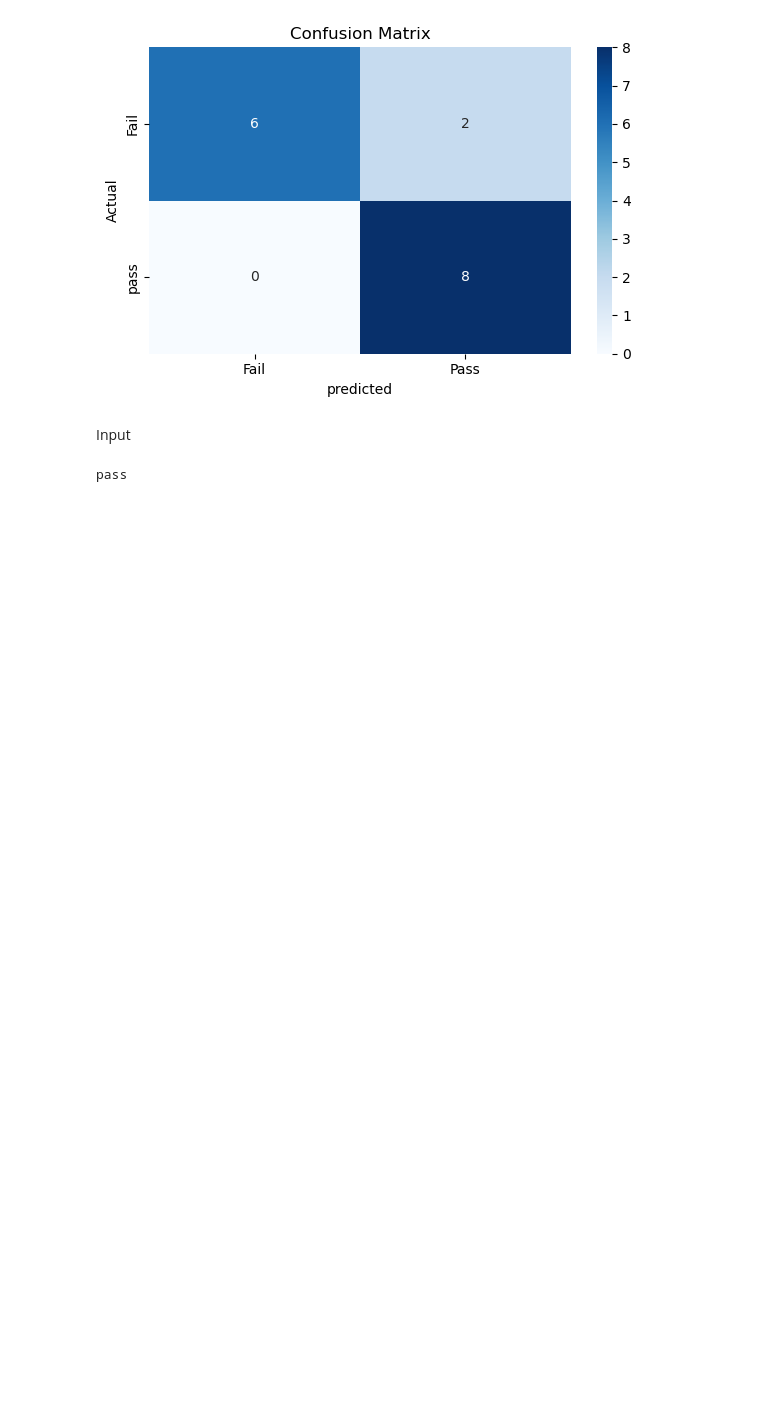
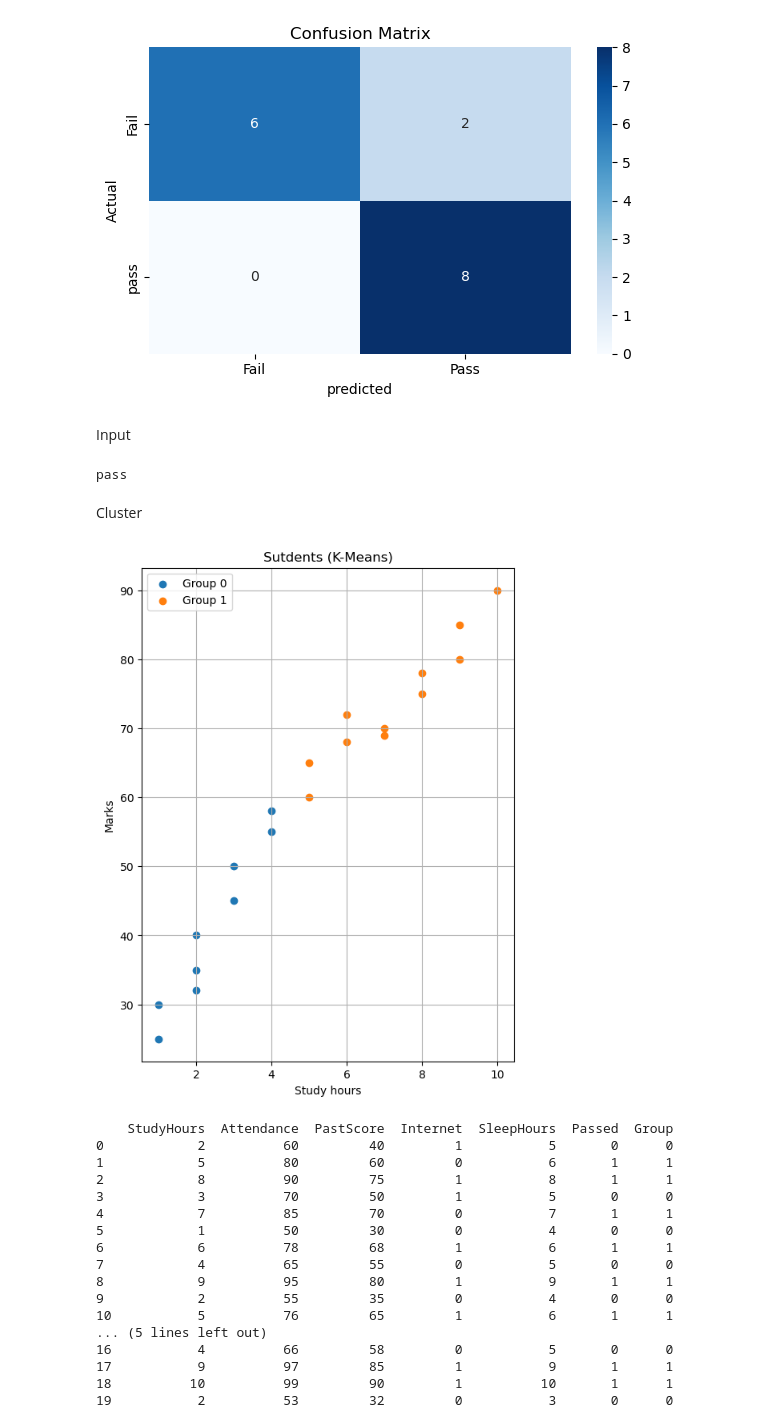
Before and after one commit to AnujrajShrestha/sci_kit_learn, a Jupyter notebook: project3.ipynb, the cells around one changed output. Drawn from its saved outputs; the diff is of its cells as text; code cells hidden in the pictures; blank space fills up the shorter version.

```diff
--- a/project3.ipynb
+++ b/project3.ipynb
@@ -175,3 +179,41 @@ except :
     print("An error occured")
 # %% [output]
 pass
+# %% [markdown]
+Cluster
+# %%
+X=df[features]
+
+model=KMeans(n_clusters=2,n_init=10,random_state=42)
+df["Group"]=model.fit_predict(X)
+
+plt.figure(figsize=(6,8))
+for group in df['Group'].unique():
+    group_data=df[df['Group']==group]
+    plt.scatter(group_data['StudyHours'],group_data['PastScore'],label=f"Group {group}")
+plt.xlabel("Study hours")
+plt.ylabel("Marks")
+plt.title("Sutdents (K-Means)")
+plt.legend()
+plt.grid(True)
+plt.show()
+print(df)
+# %% [output]
+[figure, added]
+    StudyHours  Attendance  PastScore  Internet  SleepHours  Passed  Group
+0            2          60         40         1           5       0      0
+1            5          80         60         0           6       1      1
+2            8          90         75         1           8       1      1
+3            3          70         50         1           5       0      0
+4            7          85         70         0           7       1      1
+5            1          50         30         0           4       0      0
+6            6          78         68         1           6       1      1
+7            4          65         55         0           5       0      0
+8            9          95         80         1           9       1      1
+9            2          55         35         0           4       0      0
+10           5          76         65         1           6       1      1
+... (5 lines left out)
+16           4          66         58         0           5       0      0
+17           9          97         85         1           9       1      1
+18          10          99         90         1          10       1      1
+19           2          53         32         0           3       0      0
```
Also changed, not shown: parts of 1 cell of this notebook, 2 other files.
